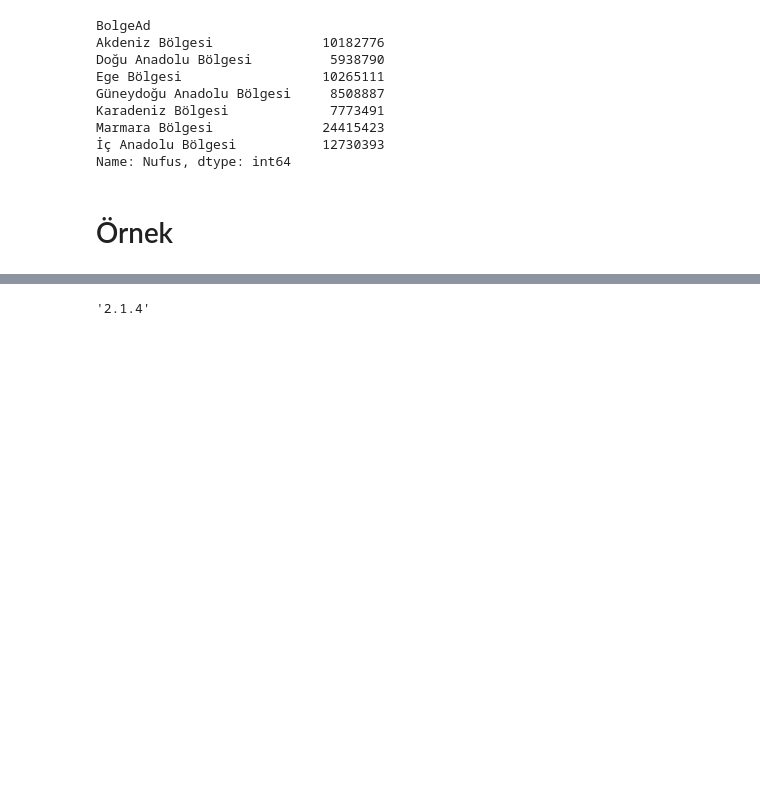
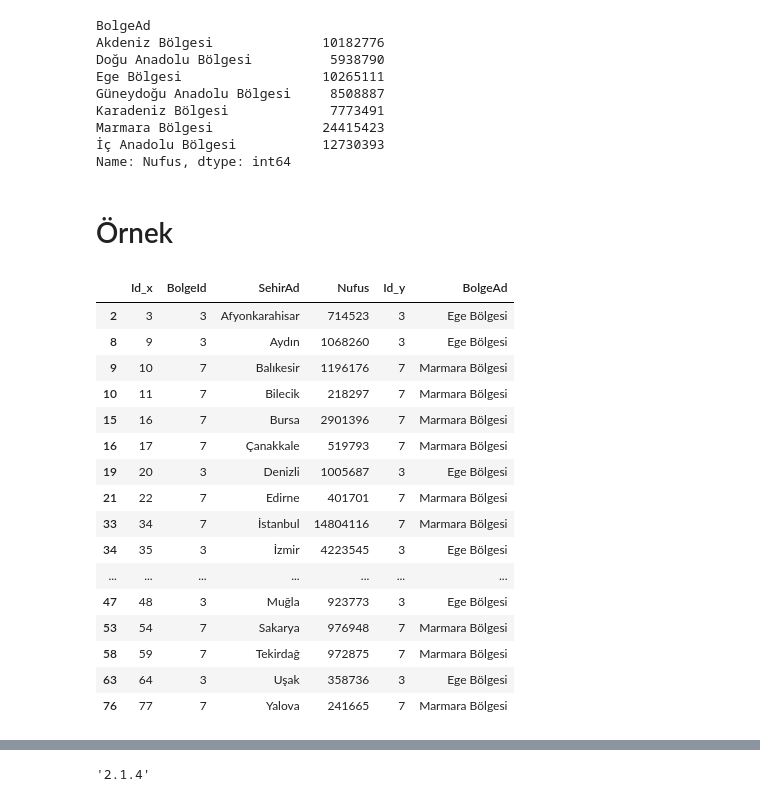
Before and after one commit to ertugrulsarsar/pythonEgitim, a Jupyter notebook: pandas_Library/pandas_Library.ipynb, the cells around one changed output, grey strips where cells are left out. Drawn from its saved outputs; the diff is of its cells as text; code cells hidden in the pictures; blank space fills up the shorter version.

```diff
--- a/pandas_Library/pandas_Library.ipynb
+++ b/pandas_Library/pandas_Library.ipynb
@@ -450,3 +450,26 @@ Marmara Bölgesi              24415423
 Name: Nufus, dtype: int64
 # %% [markdown]
 # Örnek
+# %%
+#pandas isin kullanımı
+import pandas as pd
+
+sehirler2[sehirler2["BolgeAd"].isin(["Marmara Bölgesi","Ege Bölgesi"])]
+# %% [output]
+|  | Id_x | BolgeId | SehirAd | Nufus | Id_y | BolgeAd |
+| 2 | 3 | 3 | Afyonkarahisar | 714523 | 3 | Ege Bölgesi |
+| 8 | 9 | 3 | Aydın | 1068260 | 3 | Ege Bölgesi |
+| 9 | 10 | 7 | Balıkesir | 1196176 | 7 | Marmara Bölgesi |
+| 10 | 11 | 7 | Bilecik | 218297 | 7 | Marmara Bölgesi |
+| 15 | 16 | 7 | Bursa | 2901396 | 7 | Marmara Bölgesi |
+| 16 | 17 | 7 | Çanakkale | 519793 | 7 | Marmara Bölgesi |
+| 19 | 20 | 3 | Denizli | 1005687 | 3 | Ege Bölgesi |
+| 21 | 22 | 7 | Edirne | 401701 | 7 | Marmara Bölgesi |
+| 33 | 34 | 7 | İstanbul | 14804116 | 7 | Marmara Bölgesi |
+| 34 | 35 | 3 | İzmir | 4223545 | 3 | Ege Bölgesi |
+| ... | ... | ... | ... | ... | ... | ... |
+| 47 | 48 | 3 | Muğla | 923773 | 3 | Ege Bölgesi |
+| 53 | 54 | 7 | Sakarya | 976948 | 7 | Marmara Bölgesi |
+| 58 | 59 | 7 | Tekirdağ | 972875 | 7 | Marmara Bölgesi |
+| 63 | 64 | 3 | Uşak | 358736 | 3 | Ege Bölgesi |
+| 76 | 77 | 7 | Yalova | 241665 | 7 | Marmara Bölgesi |
```
Also changed, not shown: parts of 4 cells of this notebook, 6 other files.
